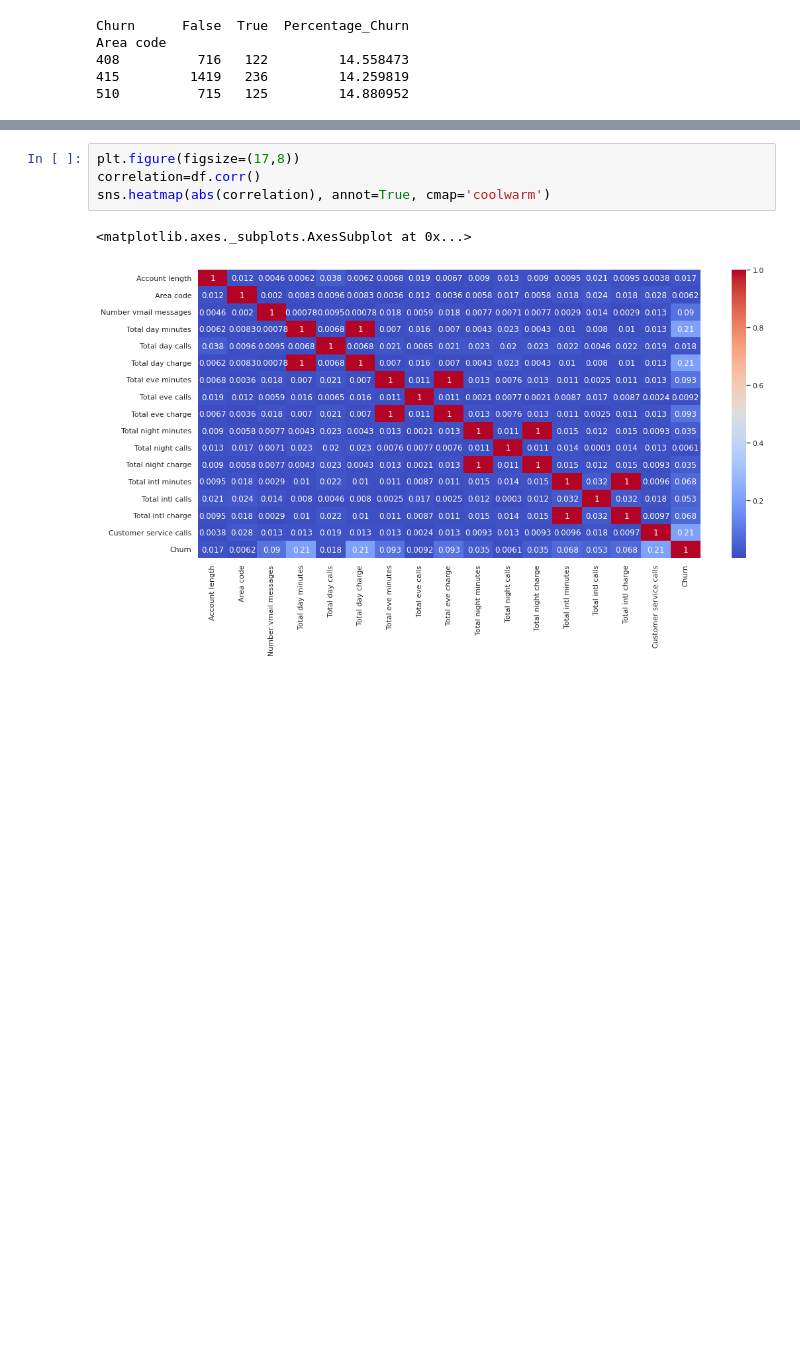
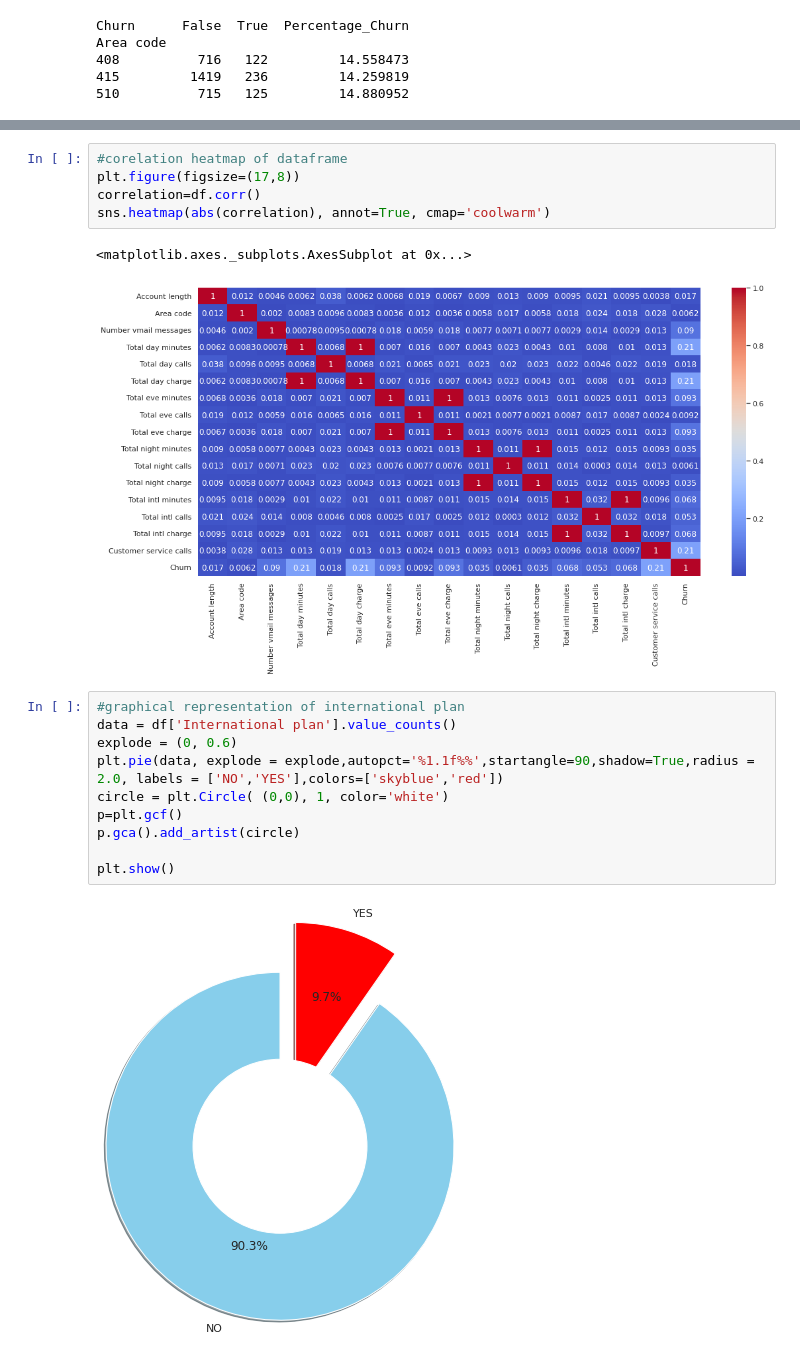
Before and after one commit to pi-mishra/Telecom_churn_eda, a Jupyter notebook: Telecom_Churn_Analysis_(Piyush)_Capstone_Project.ipynb, the cells around one changed output, grey strips where cells are left out. Drawn from its saved outputs; the diff is of its cells as text; blank space fills up the shorter version.

```diff
--- a/Telecom_Churn_Analysis_(Piyush)_Capstone_Project.ipynb
+++ b/Telecom_Churn_Analysis_(Piyush)_Capstone_Project.ipynb
@@ -346,9 +364,22 @@ plt.show()
 # %% [output]
 [figure]
 # %%
+#corelation heatmap of dataframe
 plt.figure(figsize=(17,8))
 correlation=df.corr()
 sns.heatmap(abs(correlation), annot=True, cmap='coolwarm')
 # %% [output]
 <matplotlib.axes._subplots.AxesSubplot at 0x...>
 [figure]
+# %%
+#graphical representation of international plan
+data = df['International plan'].value_counts()
+explode = (0, 0.6)
+plt.pie(data, explode = explode,autopct='%1.1f%%',startangle=90,shadow=True,radius = 2.0, labels = ['NO','YES'],colors=['skyblue','red'])
+circle = plt.Circle( (0,0), 1, color='white')
+p=plt.gcf()
+p.gca().add_artist(circle)
+
+plt.show()
+# %% [output]
+[figure, added]
```
Also changed, not shown: parts of 17 cells of this notebook.
